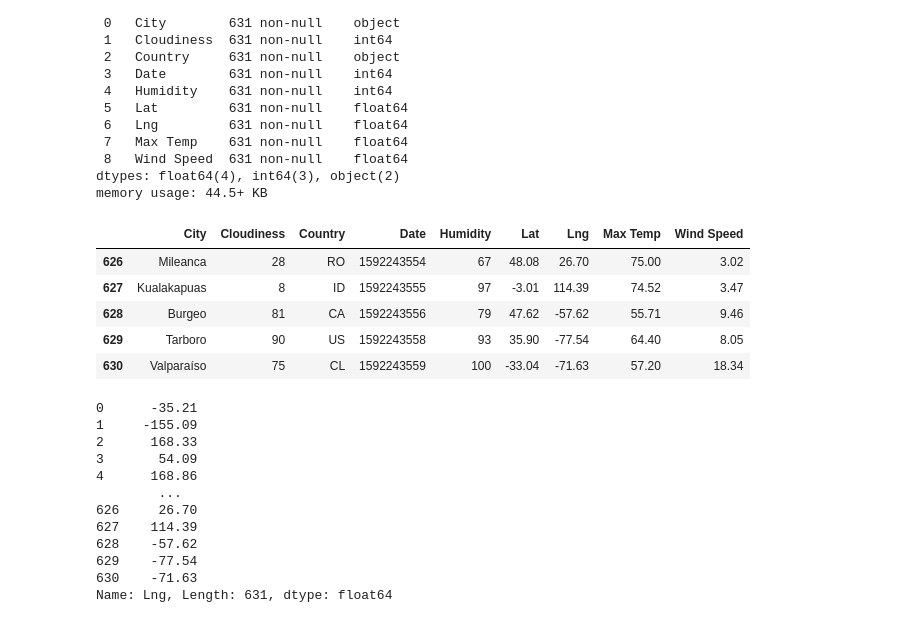
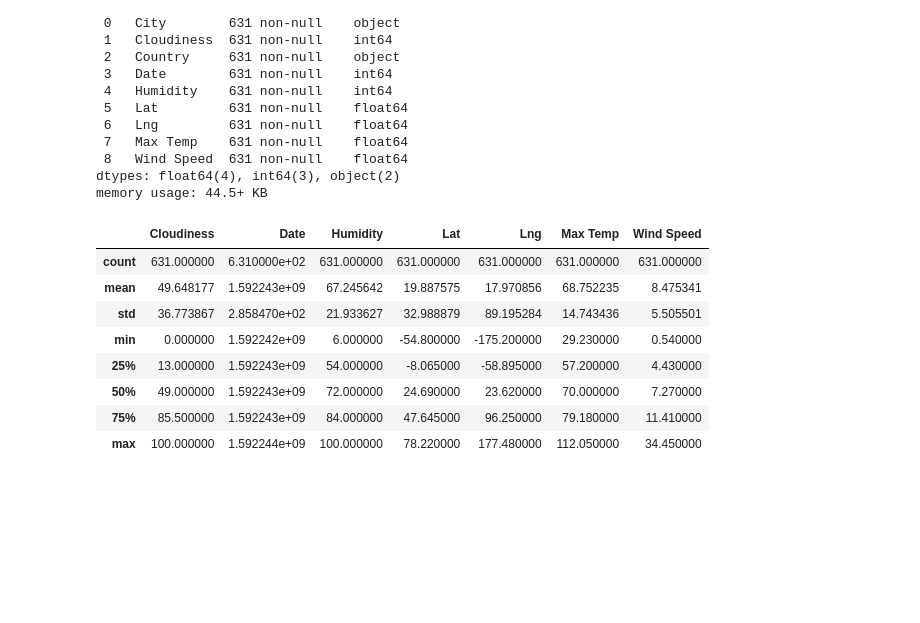
Before and after one commit to ringotm/Python-API-Challenge, a Jupyter notebook: WeatherPy/WeatherPy.ipynb, the cells around one changed output. Drawn from its saved outputs; the diff is of its cells as text; code cells hidden in the pictures; blank space fills up the shorter version.

```diff
--- a/WeatherPy/WeatherPy.ipynb
+++ b/WeatherPy/WeatherPy.ipynb
@@ -168,26 +168,14 @@ Data columns (total 9 columns):
 dtypes: float64(4), int64(3), object(2)
 memory usage: 44.5+ KB
 # %%
-weather_df.tail()
+weather_df.describe()
 # %% [output]
-|  | City | Cloudiness | Country | Date | Humidity | Lat | Lng | Max Temp | Wind Speed |
-| 626 | Mileanca | 28 | RO | 1592243554 | 67 | 48.08 | 26.70 | 75.00 | 3.02 |
-| 627 | Kualakapuas | 8 | ID | 1592243555 | 97 | -3.01 | 114.39 | 74.52 | 3.47 |
-| 628 | Burgeo | 81 | CA | 1592243556 | 79 | 47.62 | -57.62 | 55.71 | 9.46 |
-| 629 | Tarboro | 90 | US | 1592243558 | 93 | 35.90 | -77.54 | 64.40 | 8.05 |
-| 630 | Valparaíso | 75 | CL | 1592243559 | 100 | -33.04 | -71.63 | 57.20 | 18.34 |
+|  | Cloudiness | Date | Humidity | Lat | Lng | Max Temp | Wind Speed |
+| count | 631.000000 | 6.310000e+02 | 631.000000 | 631.000000 | 631.000000 | 631.000000 | 631.000000 |
+| mean | 49.648177 | 1.592243e+09 | 67.245642 | 19.887575 | 17.970856 | 68.752235 | 8.475341 |
+| std | 36.773867 | 2.858470e+02 | 21.933627 | 32.988879 | 89.195284 | 14.743436 | 5.505501 |
+| min | 0.000000 | 1.592242e+09 | 6.000000 | -54.800000 | -175.200000 | 29.230000 | 0.540000 |
+| 25% | 13.000000 | 1.592243e+09 | 54.000000 | -8.065000 | -58.895000 | 57.200000 | 4.430000 |
+| 50% | 49.000000 | 1.592243e+09 | 72.000000 | 24.690000 | 23.620000 | 70.000000 | 7.270000 |
+| 75% | 85.500000 | 1.592243e+09 | 84.000000 | 47.645000 | 96.250000 | 79.180000 | 11.410000 |
+| max | 100.000000 | 1.592244e+09 | 100.000000 | 78.220000 | 177.480000 | 112.050000 | 34.450000 |
-# %%
-weather_df['Lng']
-# %% [output]
-0      -35.21
-1     -155.09
-2      168.33
-3       54.09
-4      168.86
-        ...
-626     26.70
-627    114.39
-628    -57.62
-629    -77.54
-630    -71.63
-Name: Lng, Length: 631, dtype: float64
```
Also changed, not shown: parts of 29 cells of this notebook.
